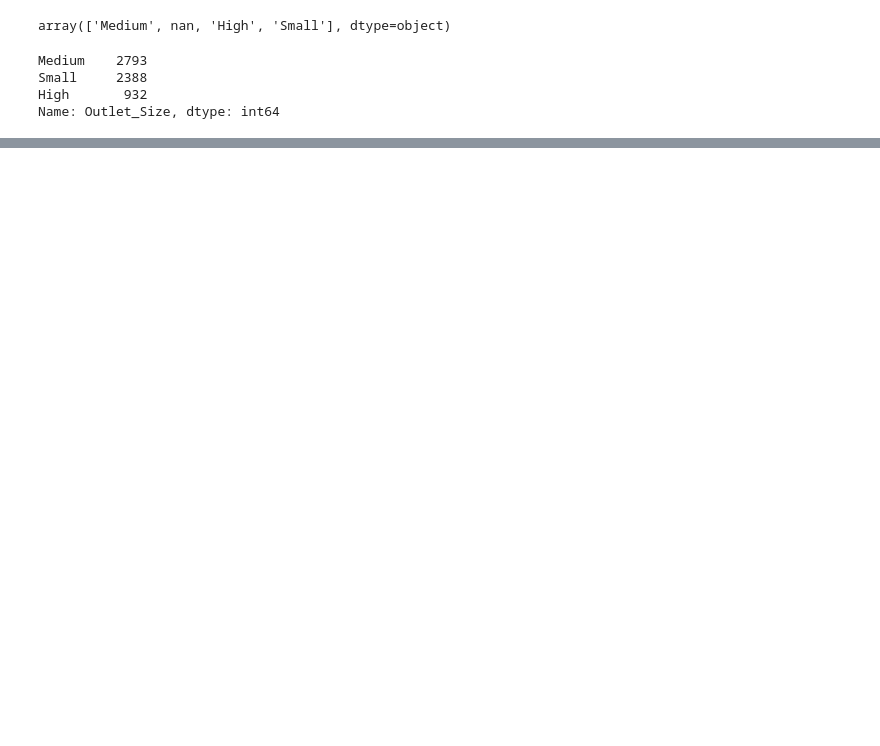
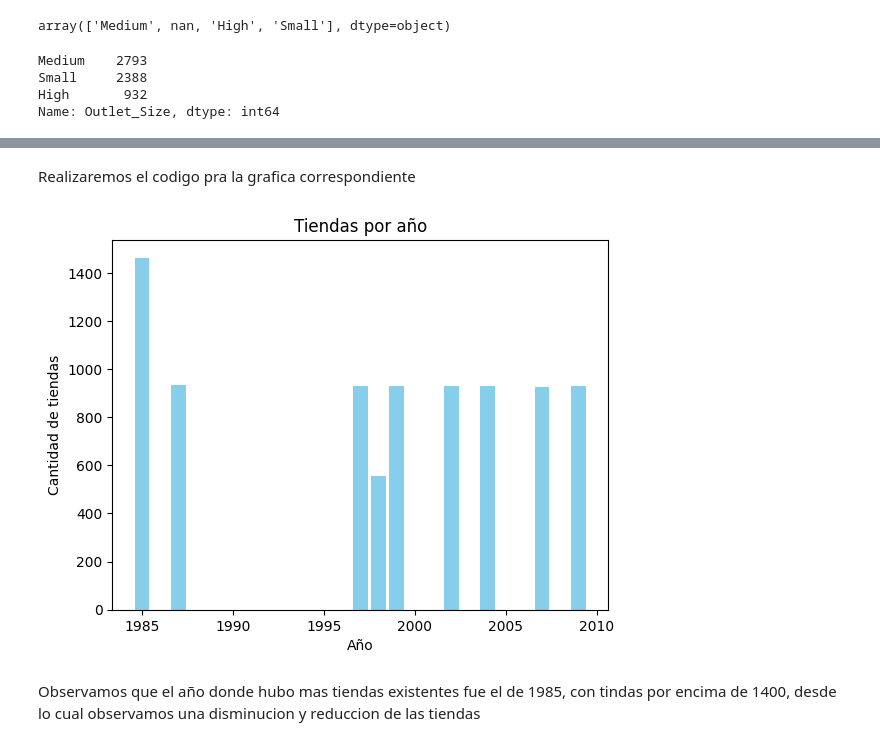
Before and after one commit to alexdaniel-23/Predicciones_de_ventas, a Jupyter notebook: Prediccion_de_ventas.ipynb, the cells around one changed output, grey strips where cells are left out. Saved outputs shown, nothing was run; the diff lists cells and outputs as text; code cells hidden in the pictures; blank space fills up the shorter version.

```diff
--- a/Prediccion_de_ventas.ipynb
+++ b/Prediccion_de_ventas.ipynb
@@ -59,0 +113,2 @@ memory usage: 799.2+ KB
+# %%
+df['Item_Weight'].fillna(df['Item_Weight'].mean(), inplace = True)
@@ -74,0 +297,3 @@ df['Item_Weight'].isnull().sum()
+# %%
+tiendas_año= df.groupby('Outlet_Establishment_Year')[['Outlet_Type']].count().reset_index()
+tiendas_año
@@ -74,0 +311,12 @@ df['Item_Weight'].isnull().sum()
+# %% [markdown]
+Realizaremos el codigo pra la grafica correspondiente
+# %%
+plt.bar(tiendas_año['Outlet_Establishment_Year'], tiendas_año['Outlet_Type'], color="skyblue")
+plt.title("Tiendas por año")
+plt.ylabel("Cantidad de tiendas")
+plt.xlabel("Año")
+plt.show()
+# %% [output]
+[figure, added]
+# %% [markdown]
+Observamos que el año donde hubo mas tiendas existentes fue el de 1985, con tindas por encima de 1400, desde lo cual observamos una disminucion y reduccion de las tiendas
```
Also changed, not shown: parts of 47 cells of this notebook.
